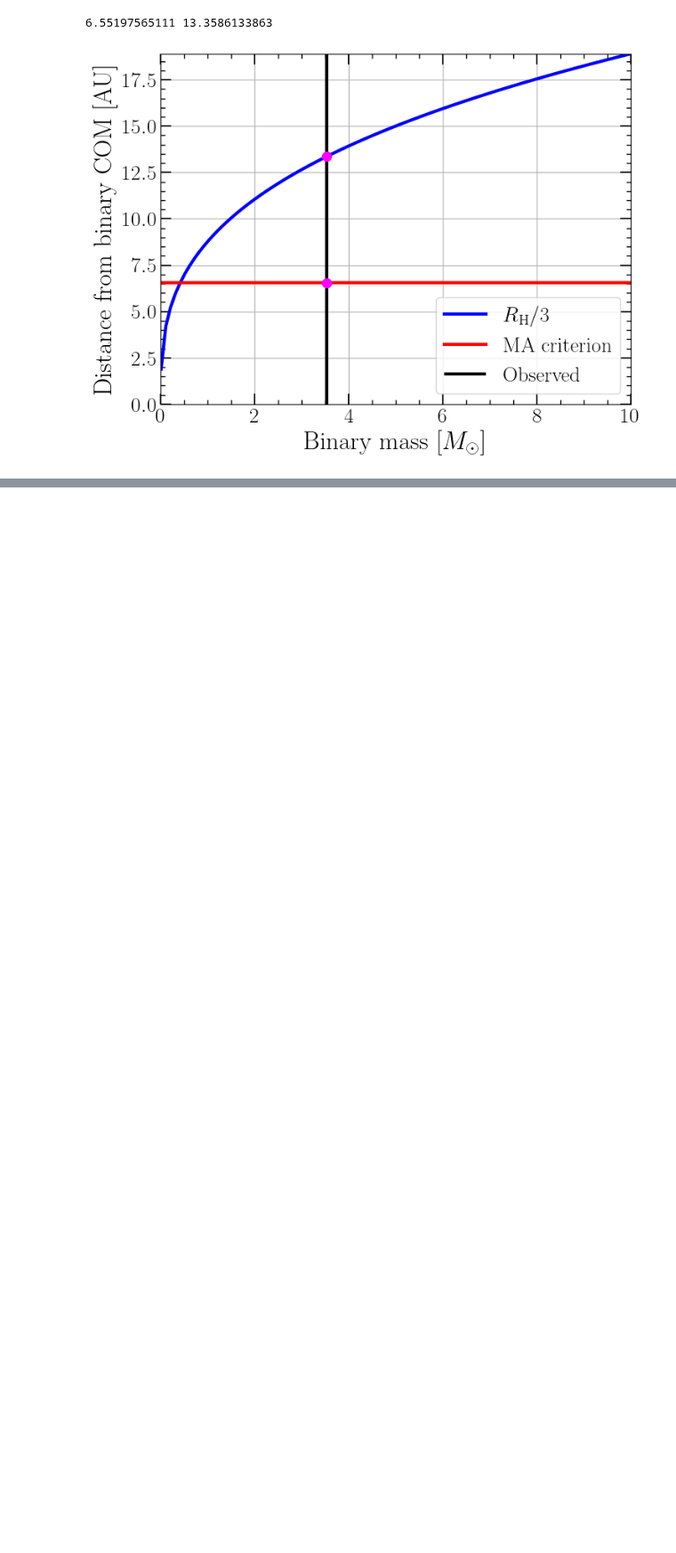
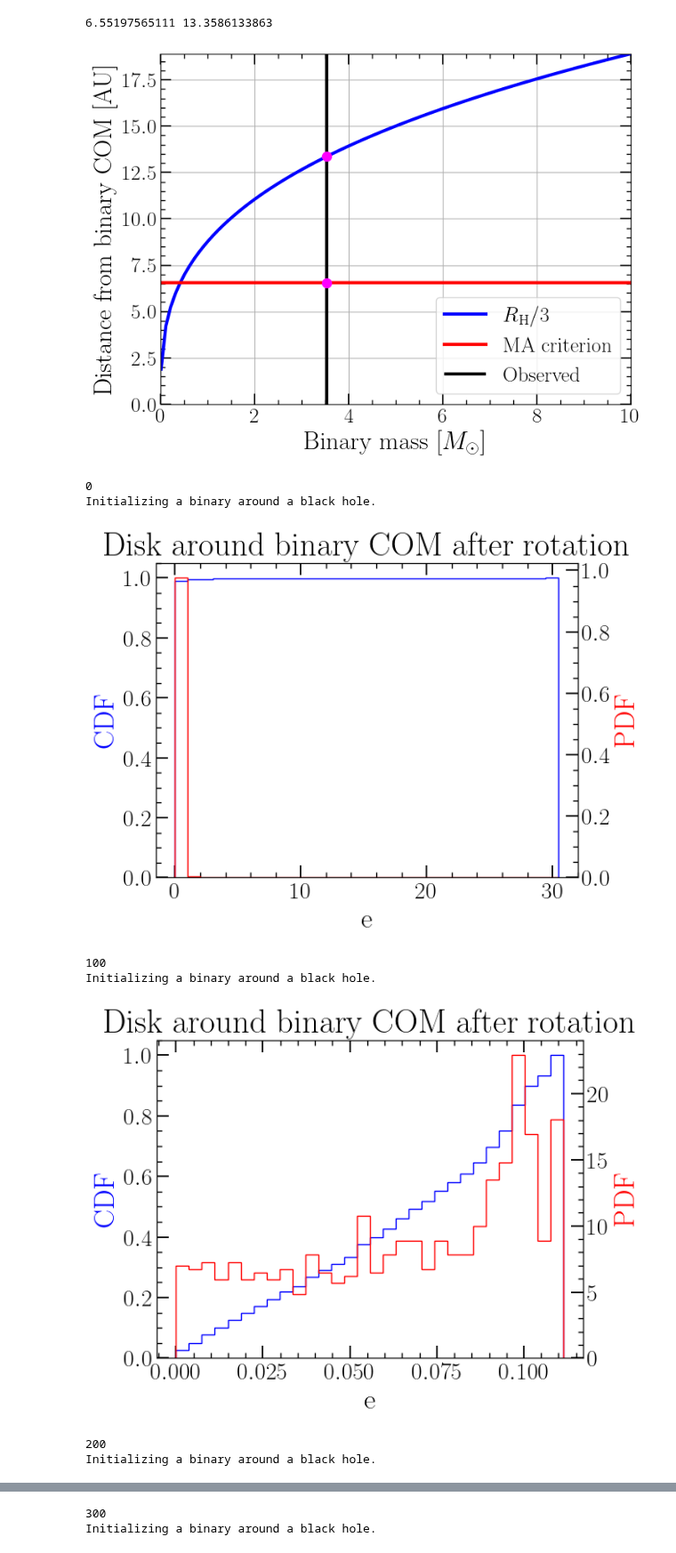
Before and after one commit to LucasPouw/amuse-KL, a Jupyter notebook: stable_radii.ipynb, the cells around one changed output, grey strips where cells are left out. Shown at 89% size. Saved outputs shown, nothing was run; the diff lists cells and outputs as text; code cells hidden in the pictures; blank space fills up the shorter version.

```diff
--- a/stable_radii.ipynb
+++ b/stable_radii.ipynb
@@ -93,3 +93,72 @@ plt.show()
 # %% [output]
 6.55197565111 13.3586133863
 [figure]
+# %%
+from make_system import SystemMaker
+from plotter import get_com, get_com_vel
+from amuse.lab import Particles, Particle
+from amuse.ext.orbital_elements import get_orbital_elements_from_binaries
+
+outer_semimajor_axis = 44 * 1e-3 | units.parsec
+outer_eccentricity = 0.32
+orbiter_masses = [2.8 | units.MSun, 0.73 | units.MSun]
+inner_semimajor_axis = 1.59 | units.AU
+mutual_inclination = 102.55 | units.deg
+inner_eccentricity = 0.45
+arg_of_periapse = 311.75 | units.deg
+smbh_mass = 4.297e6 | units.MSun
+disk_mass = 1.16e-6 | units.MSun
+n_sph_particles = 1000
+
+# r = 50
+dr = 0.001
+
+for r in range(0, 1000, 100):
+    print(r)
+    inner_radius = r | units.AU
+    outer_radius = r + dr | units.AU
+
+    ShaiHulud = SystemMaker(smbh_mass,
+                            orbiter_masses,
+                            outer_semimajor_axis,
+                            outer_eccentricity,
+                            inner_semimajor_axis,
+                            mutual_inclination,
+                            inner_eccentricity,
+                            arg_of_periapse,
+                            inner_radius,
+                            outer_radius,
+                            disk_mass,
+                            n_sph_particles)  # Shai Hulud is the Maker
+
+    smbh_and_binary, disk, converter = ShaiHulud.make_system()
+
+    binary = smbh_and_binary[np.logical_or(smbh_and_binary.name == 'primary_star', smbh_and_binary.name == 'secondary_star')]
+
+    if len(binary) == 1:
+        com = binary
+    else:
+        com = Particle()
+        com.position = get_com(binary)
+        com.velocity = get_com_vel(binary)
+        com.mass = binary[0].mass + binary[1].mass
+
+    fig, ax = plt.subplots()
+    _, _, _, eccs, _, incs, _, _ = get_orbital_elements_from_binaries(com, disk, G=constants.G)
+    ax2 = ax.twinx()
+    ax.hist(eccs, density=True, histtype="step", cumulative=True, bins=30, label='CDF', color='blue')
+    ax2.hist(eccs, density=True, histtype="step", bins=30, label='PDF', color='red')
+    ax.set_ylabel('CDF', color='blue')
+    ax2.set_ylabel('PDF', color='red')
+    ax.set_xlabel('e')
+    plt.title('Disk around binary COM after rotation')
+    plt.show()
+# %% [output]
+0
+Initializing a binary around a black hole.
+[figure, added]
+100
+Initializing a binary around a black hole.
+[figure, added]
+200
+Initializing a binary around a black hole.
@@ -95,0 +166,2 @@ plt.show()
+300
+Initializing a binary around a black hole.
```
Also changed, not shown: parts of 4 cells of this notebook, 1 other file.
